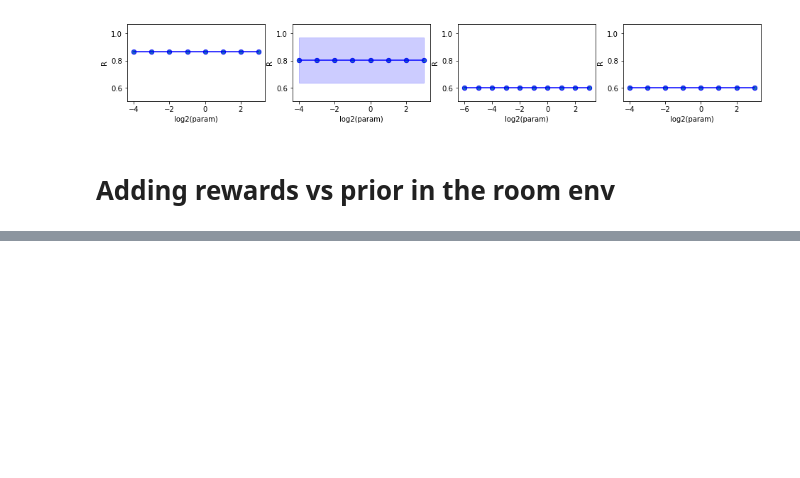
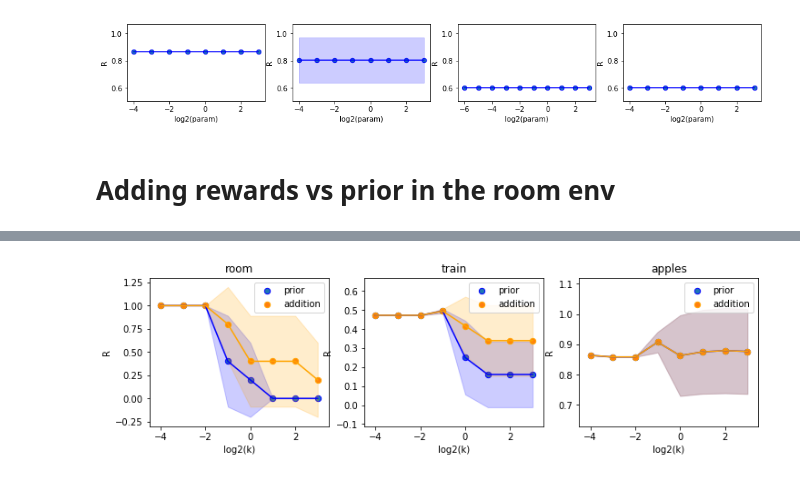
Before and after one commit to krasheninnikov/max-causal-ent-irl, a Jupyter notebook: tuning-hyperparams.ipynb, the cells around one changed output, grey strips where cells are left out. Drawn from its saved outputs; the diff is of its cells as text; code cells hidden in the pictures; blank space fills up the shorter version.

```diff
--- a/tuning-hyperparams.ipynb
+++ b/tuning-hyperparams.ipynb
@@ -124,0 +129,43 @@ plot_params_multiple([get_stats("mceirl", "room", "default", "add_rewards", "k",
+# %%
+def plot_params_multiple(stats_list_per_env,
+                         c='b', color_list=['blue', 'orange'],
+                         env_names=['room', 'train', 'apples'], comb=['prior', 'addition']):
+    plt.figure(figsize=(4*len(stats_list_per_env), 3))
+    for j, stats_list in enumerate(stats_list_per_env):
+        ax = plt.subplot(1, len(stats_list_per_env), j+1)
+        stats_stack = np.vstack(stats_list)
+        y_min = np.amin(stats_stack[:,1] - stats_stack[:,2]) - .1
+        y_max = np.amax(stats_stack[:,1] + stats_stack[:,2]) + .1
+
+        for i in range(len(stats_list)):
+            if color_list is not None:
+                c = color_list[i]
+
+            stats = stats_list[i]
+
+            ax.set_ylim(y_min, y_max)
+            ax.scatter(np.log2(stats[:,0]), stats[:,1], edgecolor=c, s=40, label=comb[i])
+
+            ax.fill_between(np.log2(stats[:,0]),
+                            stats[:,1] - stats[:,2],
+                            stats[:,1] + stats[:,2],
+                            alpha=0.2, color=c)
+            ax.plot(np.log2(stats[:,0]), stats[:,1], color=c)
+            #ax.semilogx(stats[:,0], stats[:,1], color=c)
+
+            plt.xlabel("log2(k)")
+            plt.ylabel("R")
+            plt.legend(loc="best")
+        plt.title(env_names[j])
+    plt.show()
+# %%
+stats_list_per_env = [[get_stats("mceirl", "room", "default", "use_prior", "k",  "./results/use_prior_vs_add_r"),
+                      get_stats("mceirl", "room", "default", "add_rewards", "k",  "./results/use_prior_vs_add_r")],
+                     [get_stats("mceirl", "train", "default", "use_prior", "k",  "./results/use_prior_vs_add_r"),
+                      get_stats("mceirl", "train", "default", "add_rewards", "k",  "./results/use_prior_vs_add_r")],
+                     [get_stats("mceirl", "apples", "default", "use_prior", "k",  "./results/use_prior_vs_add_r"),
+                      get_stats("mceirl", "apples", "default", "add_rewards", "k",  "./results/use_prior_vs_add_r")]]
+
+plot_params_multiple(stats_list_per_env)
+# %% [output]
+[figure, added]
```
Also changed, not shown: parts of 2 cells of this notebook, 1 other file.
